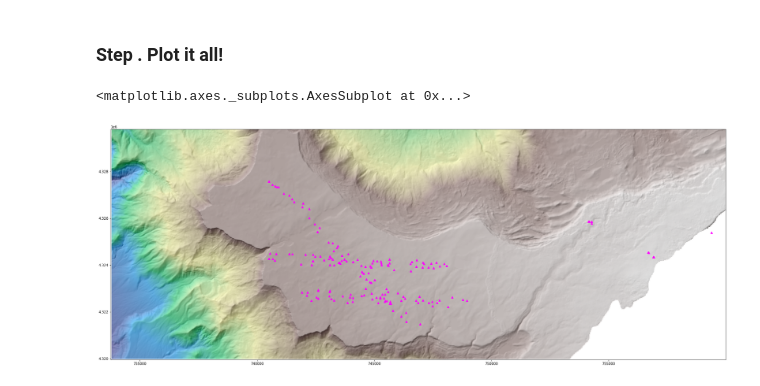
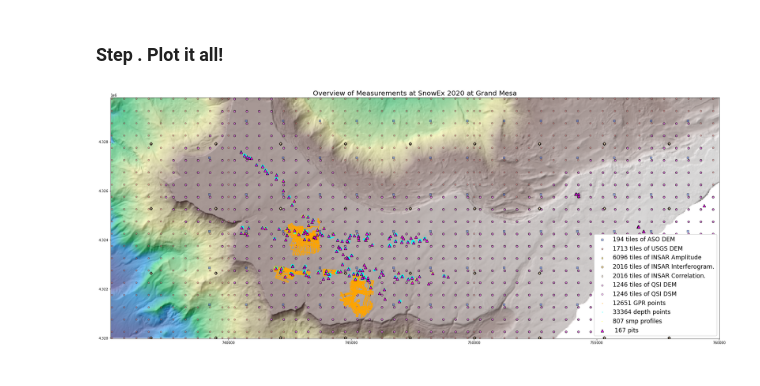
Before and after one commit to SnowEx/snowexsql, a Jupyter notebook: docs/gallery/overview_example.ipynb, the cells around one changed output. Drawn from its saved outputs; the diff is of its cells as text; code cells hidden in the pictures.

Commit message:
Exanded overview to show as much of the measurements possible.

```diff
--- a/docs/gallery/overview_example.ipynb
+++ b/docs/gallery/overview_example.ipynb
@@ -83,6 +89,11 @@ def grab_points(session, TableClass, data_name, distinct=False):
     return df
 # %%
 # Grab our pits by selecting hand hardness profiles
+data = {}
+
 pits = grab_points(session, LayerData, 'hand_hardness', distinct=True)
-print(pits)
+smp = grab_points(session, LayerData, 'force', distinct=True)
+
+depths = grab_points(session, PointData, 'depth', instrument='magnaprobe')
+gpr = grab_points(session, PointData, 'two_way_travel')
 # %% [output]
@@ -102,0 +125,15 @@ print(pits)
+# %%
+# Grab all the names of the raster data so we know what to reference
+names = session.query(ImageData.type).distinct().all()
+print(names)
+
+# Assign the data and a plot color
+tiles = {}
+tiles['ASO DEM'] = (get_tile_centers(session, 'snow off digital elevation model', surveyors='Airborne Snow Observatory'), 'royalblue', 's')
+tiles['USGS DEM'] = (get_tile_centers(session, 'snow off digital elevation model', surveyors='USGS'), 'lightcoral','p')
+tiles['INSAR Amplitude'] = (get_tile_centers(session, 'insar amplitude'), 'gold', 'd')
+# Since imaginary and real are in the same location we only need on of them
+tiles['INSAR Interferogram.'] = (get_tile_centers(session, 'insar interferogram real'), 'goldenrod', 'D')
+tiles['INSAR Correlation.'] = (get_tile_centers(session, 'insar correlation'), 'bisque', 'd')
+tiles['QSI DEM'] = (get_tile_centers(session, 'bare earth digital elevation models'), 'orchid','o')
+tiles['QSI DSM'] = (get_tile_centers(session, 'digital surface models'), 'violet','o')
@@ -103,12 +149,25 @@ print(pits)
 # %% [markdown]
 ### Step . Plot it all!
-# %%
-fig, ax = plt.subplots(1,1, figsize=(32, 16))
-show(hillshade, ax=ax, cmap='gray', transform=hillshade.transform)
-
-show(dem, ax=ax, alpha=0.5, cmap='terrain', transform=dem.transform)
-
-pits.plot(ax=ax, marker='^' , color='magenta', label='pits')
-# %% [output]
-<matplotlib.axes._subplots.AxesSubplot at 0x...>
-[figure, removed]
+# %%
+fig, ax = plt.subplots(1,1, figsize=(32, 16))
+show(hillshade, ax=ax, cmap='gray', transform=hillshade.transform)
+show(dem, ax=ax, alpha=0.5, cmap='terrain', transform=dem.transform)
+
+# Plot raster centers
+for n, d in tiles.items():
+    df = d[0]
+    color = d[1]
+    marker = d[2]
+    ind = df.geometry.within(extent)
+    df.loc[ind].plot(ax=ax, marker=marker, markersize=30, edgecolor='black', alpha=0.5,  color=color, label='{} tiles of {}'.format(len(df.index), n))
+
+# Add in the other point data
+gpr.plot(ax=ax, marker=',' , color='orange', markersize=1, label='{} GPR points'.format(len(gpr.index)))
+depths.plot(ax=ax, marker=',' , color='aqua', markersize=1, label='{} depth points'.format(len(depths.index)))
+smp.plot(ax=ax, marker='|' , color='yellow', markersize=5, label='{} smp profiles'.format(len(smp.index)))
+pits.plot(ax=ax, marker='^' , color='magenta', edgecolor='black', markersize=70, label=' {} pits'.format(len(pits.index)))
+ax.legend(loc='lower right', fontsize='xx-large', framealpha=1.0)
+ax.set_title('Overview of Measurements at SnowEx 2020 at Grand Mesa', size=20)
+#plt.savefig('/SOME/LOCATION/')
+# %% [output]
+[figure, added]
```
Also changed, not shown: parts of 7 cells of this notebook.
